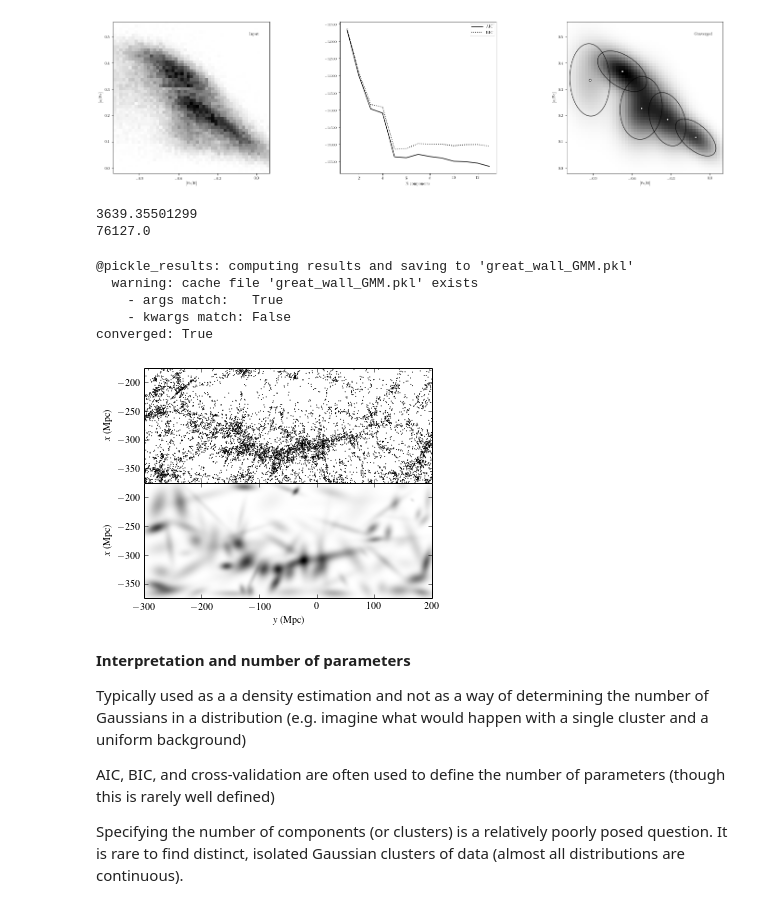
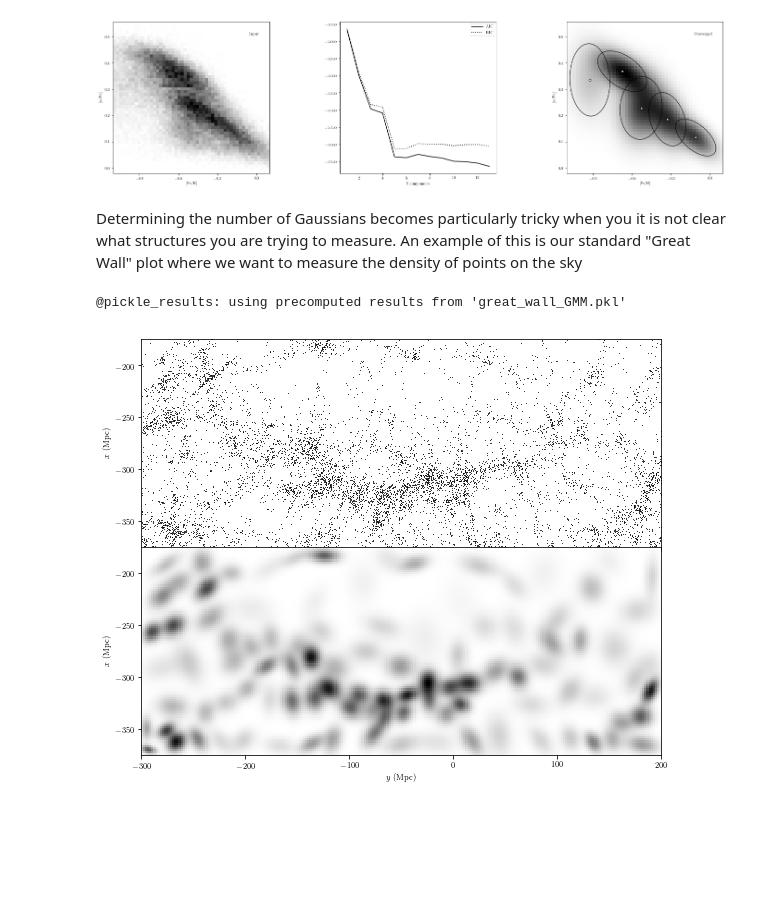
Before and after one commit to connolly/A302_2019, a Jupyter notebook: lectures/lecture-12-scikit-learn/lecture-13-scikit-learn.ipynb, the cells around one changed output. Drawn from its saved outputs; the diff is of its cells as text; code cells hidden in the pictures; blank space fills up the shorter version.

```diff
--- a/lectures/lecture-12-scikit-learn/lecture-13-scikit-learn.ipynb
+++ b/lectures/lecture-12-scikit-learn/lecture-13-scikit-learn.ipynb
@@ -49,6 +67,8 @@ centroids of $C_k$.
 #   For more information, see http://astroML.github.com
 #   To report a bug or issue, use the following forum:
 #    https://groups.google.com/forum/#!forum/astroml-general
+%matplotlib inline
+
 import numpy as np
 from matplotlib import pyplot as plt
 from matplotlib.patches import Ellipse
@@ -82,7 +102,7 @@ H, FeH_bins, alphFe_bins = np.histogram2d(data['FeH'], data['alphFe'], 50)
 
 #------------------------------------------------------------
 # Compute the KMeans clustering
-n_clusters = 4
+n_clusters = 3
 
 scaler = preprocessing.StandardScaler()
 clf = KMeans(n_clusters)
@@ -640,19 +675,24 @@ plt.show()
 best fit converged: True
 BIC: n_components =  5
 [figure]
-# %%
-print np.exp(log_dens).sum()
-print H.T.sum()
-# %% [output]
-3639.35501299
-76127.0
+# %% [markdown]
+Determining the number of Gaussians becomes particularly tricky when you it is not clear what structures you are trying to measure. An example of this is our standard "Great Wall" plot where we want to measure the density of points on the sky
 # %%
 import numpy as np
 from matplotlib import pyplot as plt
 
-from sklearn.mixture import GMM
+from sklearn.mixture import GaussianMixture
 from astroML.datasets import fetch_great_wall
-from astroML.decorators import pickle_results
+from astroML.utils.decorators import pickle_results
+
+#----------------------------------------------------------------------
+# This function adjusts matplotlib settings for a uniform feel in the textbook.
+# Note that with usetex=True, fonts are rendered with LaTeX.  This may
+# result in an error if LaTeX is not installed on your system.  In that case,
+# you can set usetex to False.
+if "setup_text_plots" not in globals():
+    from astroML.plotting import setup_text_plots
+setup_text_plots(fontsize=8, usetex=True)
 
 #------------------------------------------------------------
 # load great wall data
@@ -663,11 +703,11 @@ X = fetch_great_wall()
 # Create a function which will save the results to a pickle file
 #  for large number of clusters, computation will take a long time!
 @pickle_results('great_wall_GMM.pkl')
-def compute_GMM(n_clusters, n_iter=1000, min_covar=3, covariance_type='full'):
-    clf = GMM(n_clusters, covariance_type=covariance_type,
-              n_iter=n_iter, min_covar=min_covar)
+def compute_GMM(n_clusters, max_iter=1000, tol=3, covariance_type='full'):
+    clf = GaussianMixture(n_clusters, covariance_type=covariance_type,
+                          max_iter=max_iter, tol=tol, random_state=0)
     clf.fit(X)
-    print "converged:", clf.converged_
+    print("converged:", clf.converged_)
     return clf
 
 #------------------------------------------------------------
@@ -677,51 +717,38 @@ Ny = 250
 xmin, xmax = (-375, -175)
 ymin, ymax = (-300, 200)
 
 Xgrid = np.vstack(map(np.ravel, np.meshgrid(np.linspace(xmin, xmax, Nx),
                                             np.linspace(ymin, ymax, Ny)))).T
 
 #------------------------------------------------------------
 # Compute the results
 #
 # we'll use 100 clusters.  In practice, one should cross-validate
 # with AIC and BIC to settle on the correct number of clusters.
 clf = compute_GMM(n_clusters=100)
-log_dens = clf.score(Xgrid).reshape(Ny, Nx)
+log_dens = clf.score_samples(Xgrid).reshape(Ny, Nx)
 
 #------------------------------------------------------------
 # Plot the results
-fig = plt.figure()
-fig.subplots_adjust(hspace=0, left=0.1, right=0.95, bottom=0.1, top=0.9)
+fig = plt.figure(figsize=(10, 7.5))
+fig.subplots_adjust(hspace=0, left=0.08, right=0.95, bottom=0.13, top=0.9)
 
 ax = fig.add_subplot(211, aspect='equal')
 ax.scatter(X[:, 1], X[:, 0], s=1, lw=0, c='k')
 
 ax.set_xlim(ymin, ymax)
 ax.set_ylim(xmin, xmax)
 
 ax.xaxis.set_major_formatter(plt.NullFormatter())
-plt.ylabel('$x$ (Mpc)')
+plt.ylabel(r'$x\ {\rm (Mpc)}$')
 
 ax = fig.add_subplot(212, aspect='equal')
 ax.imshow(np.exp(log_dens.T), origin='lower', cmap=plt.cm.binary,
           extent=[ymin, ymax, xmin, xmax])
-ax.set_xlabel('$y$ (Mpc)')
-ax.set_ylabel('$x$ (Mpc)')
+ax.set_xlabel(r'$y\ {\rm (Mpc)}$')
+ax.set_ylabel(r'$x\ {\rm (Mpc)}$')
 
 plt.show()
 # %% [output]
-@pickle_results: computing results and saving to 'great_wall_GMM.pkl'
-  warning: cache file 'great_wall_GMM.pkl' exists
-    - args match:   True
-    - kwargs match: False
-converged: True
+@pickle_results: using precomputed results from 'great_wall_GMM.pkl'
-[figure, old version]
+[figure, new version]
-# %% [markdown]
-**Interpretation and number of parameters**
-
-Typically used as a a density estimation and not as a way of determining the number of Gaussians in a distribution (e.g. imagine what would happen with a single cluster and a uniform background)
-
-AIC, BIC, and cross-validation are often used to define the number of parameters (though this is rarely well defined)
-
-Specifying the number of components (or clusters) is a relatively
-poorly posed question. It is rare to find distinct, isolated  Gaussian clusters of data  (almost all distributions are continuous).
```
Also changed, not shown: parts of 13 cells of this notebook.
